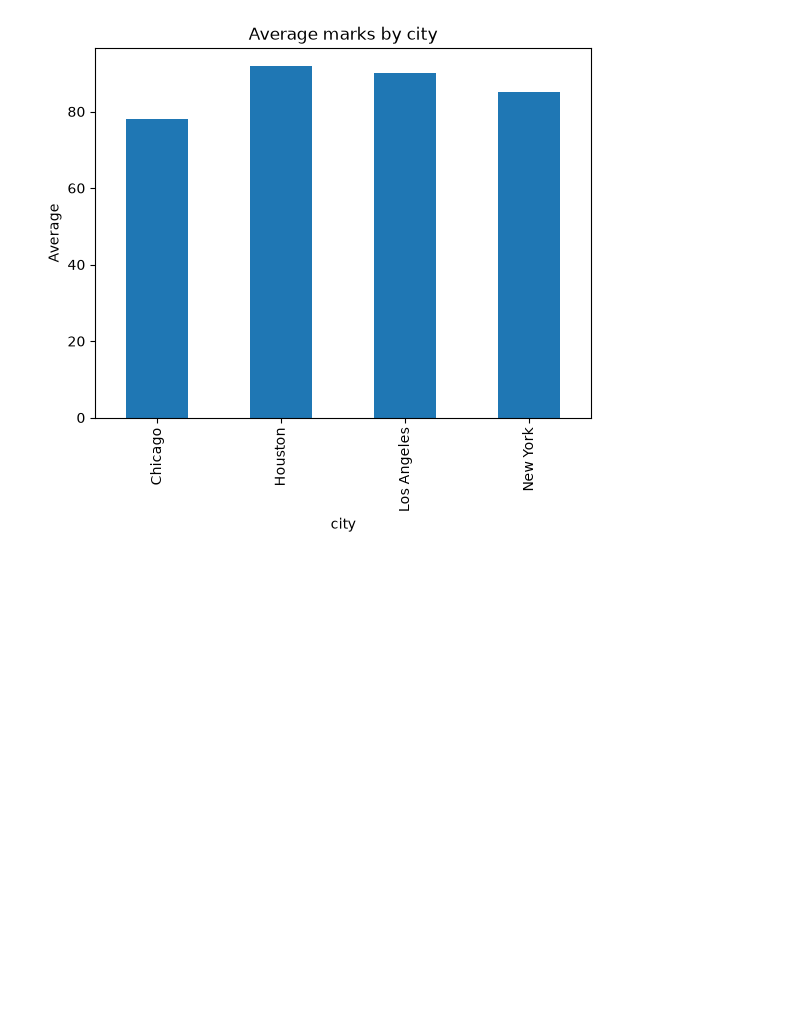
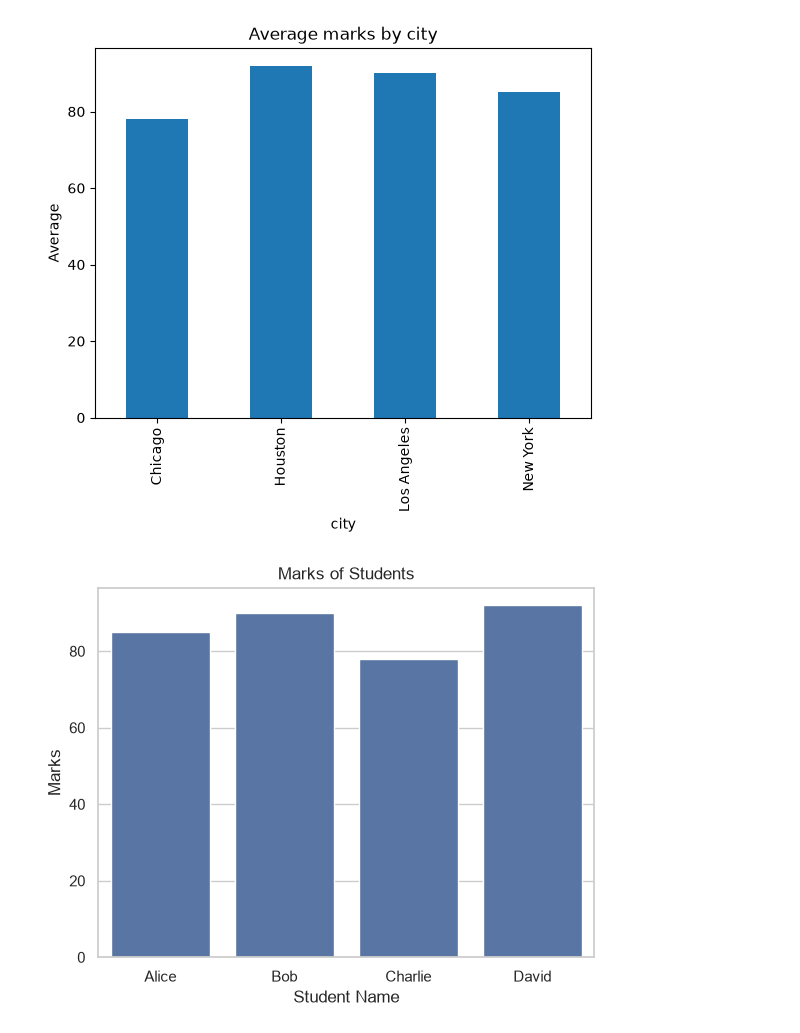
Before and after one commit to ajayy3/Fuel-Training-Python-Full-Stack-Using-AI-, a Jupyter notebook: day7.ipynb, the cells around one changed output. Saved outputs shown, nothing was run; the diff lists cells and outputs as text; code cells hidden in the pictures; blank space fills up the shorter version.

```diff
--- a/day7.ipynb
+++ b/day7.ipynb
@@ -150,0 +154,16 @@ plt.show()
+# %%
+
+import pandas as pd
+import matplotlib.pyplot as plt
+import seaborn as sns
+
+sns.set_theme(style="whitegrid")
+
+sns.barplot(data=df, x="names", y="marks")
+
+plt.title("Marks of Students")
+plt.xlabel("Student Name")
+plt.ylabel("Marks")
+plt.show()
+# %% [output]
+[figure, added]
```
Also changed, not shown: parts of 5 cells of this notebook, 6 other files.
